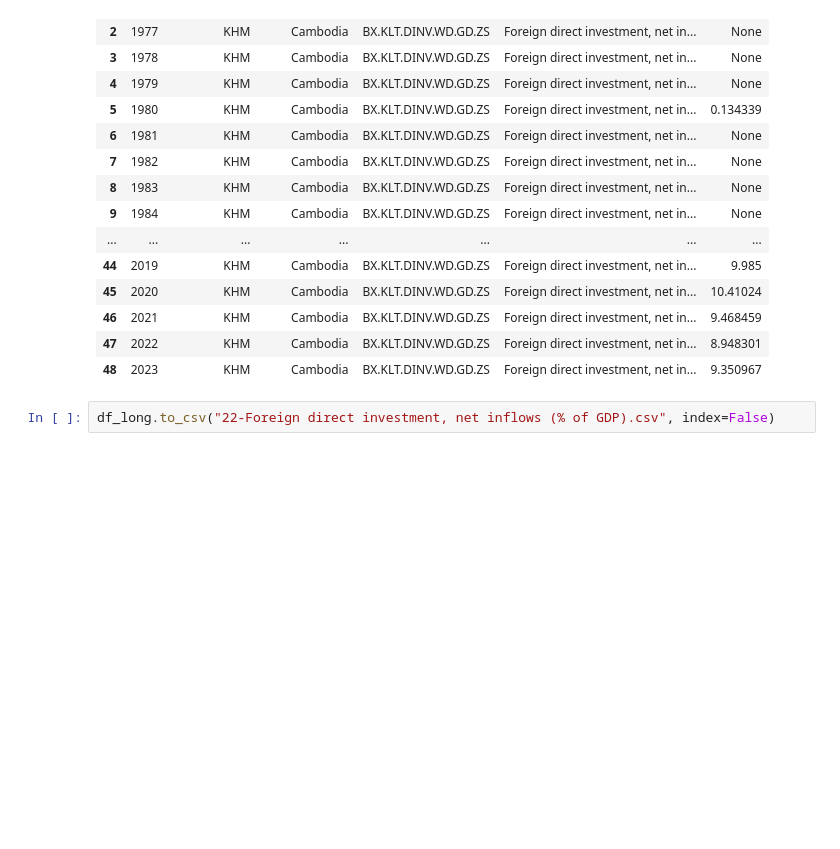
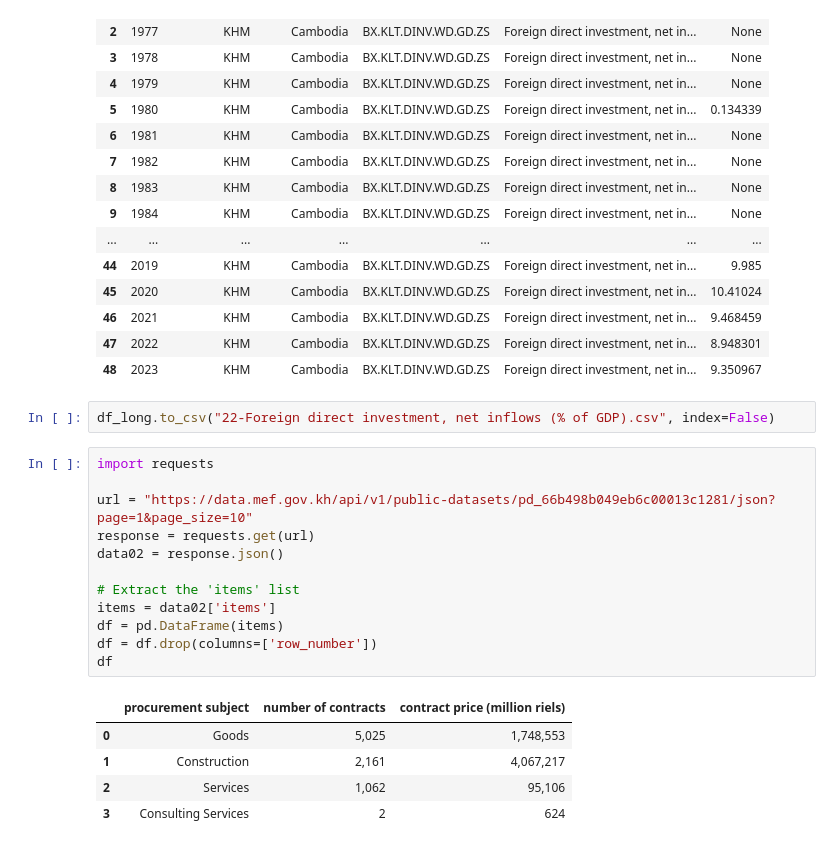
Before and after one commit to KrySenghort/Data-Cleaning-Data-EF, a Jupyter notebook: Code3.ipynb, the cells around one changed output. Saved outputs shown, nothing was run; the diff lists cells and outputs as text; blank space fills up the shorter version.

```diff
--- a/Code3.ipynb
+++ b/Code3.ipynb
@@ -84,3 +84,21 @@ df_long
 | 48 | 2023 | KHM | Cambodia | BX.KLT.DINV.WD.GD.ZS | Foreign direct investment, net in... | 9.350967 |
 # %%
 df_long.to_csv("22-Foreign direct investment, net inflows (% of GDP).csv", index=False)
+# %%
+import requests
+
+url = "https://data.mef.gov.kh/api/v1/public-datasets/pd_66b498b049eb6c00013c1281/json?page=1&page_size=10"
+response = requests.get(url)
+data02 = response.json()
+
+# Extract the 'items' list
+items = data02['items']
+df = pd.DataFrame(items)
+df = df.drop(columns=['row_number'])
+df
+# %% [output]
+|  | procurement subject | number of contracts | contract price (million riels) |
+| 0 | Goods | 5,025 | 1,748,553 |
+| 1 | Construction | 2,161 | 4,067,217 |
+| 2 | Services | 1,062 | 95,106 |
+| 3 | Consulting Services | 2 | 624 |
```
Also changed, not shown: parts of 4 cells of this notebook, 11 other files.
